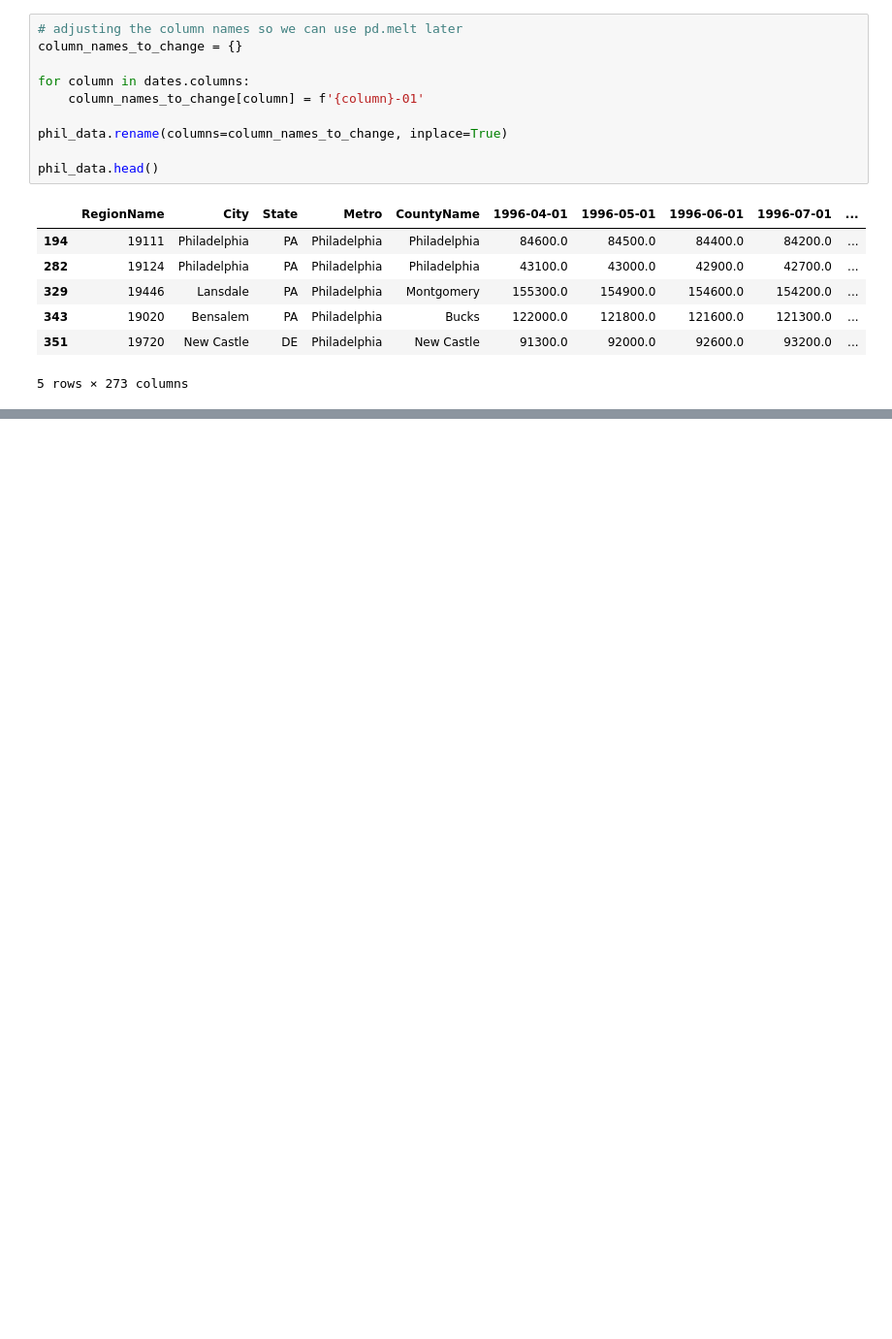
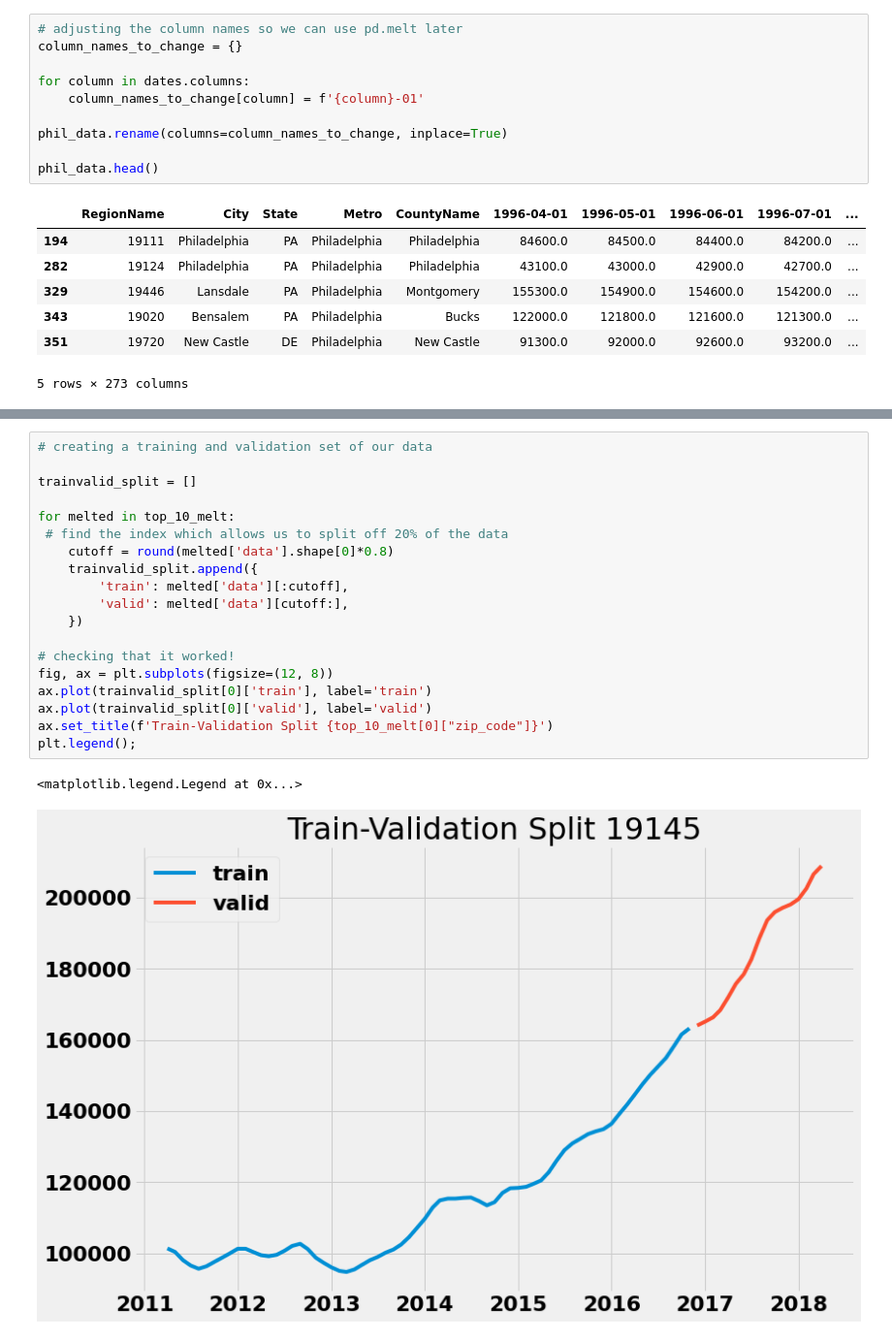
Before and after one commit to sanderlin2013/Zillow-Timeseries-Project, a Jupyter notebook: notebook.ipynb, the cells around one changed output, grey strips where cells are left out. Shown at 97% size. Saved outputs shown, nothing was run; the diff lists cells and outputs as text; blank space fills up the shorter version.

```diff
--- a/notebook.ipynb
+++ b/notebook.ipynb
@@ -750,0 +459,22 @@ top_5_rmses
+# %%
+# creating a training and validation set of our data
+
+trainvalid_split = []
+
+for melted in top_10_melt:
+ # find the index which allows us to split off 20% of the data
+    cutoff = round(melted['data'].shape[0]*0.8)
+    trainvalid_split.append({
+        'train': melted['data'][:cutoff],
+        'valid': melted['data'][cutoff:],
+    })
+
+# checking that it worked!
+fig, ax = plt.subplots(figsize=(12, 8))
+ax.plot(trainvalid_split[0]['train'], label='train')
+ax.plot(trainvalid_split[0]['valid'], label='valid')
+ax.set_title(f'Train-Validation Split {top_10_melt[0]["zip_code"]}')
+plt.legend();
+# %% [output]
+<matplotlib.legend.Legend at 0x...>
+[figure, added]
```
Also changed, not shown: parts of 95 cells of this notebook.
